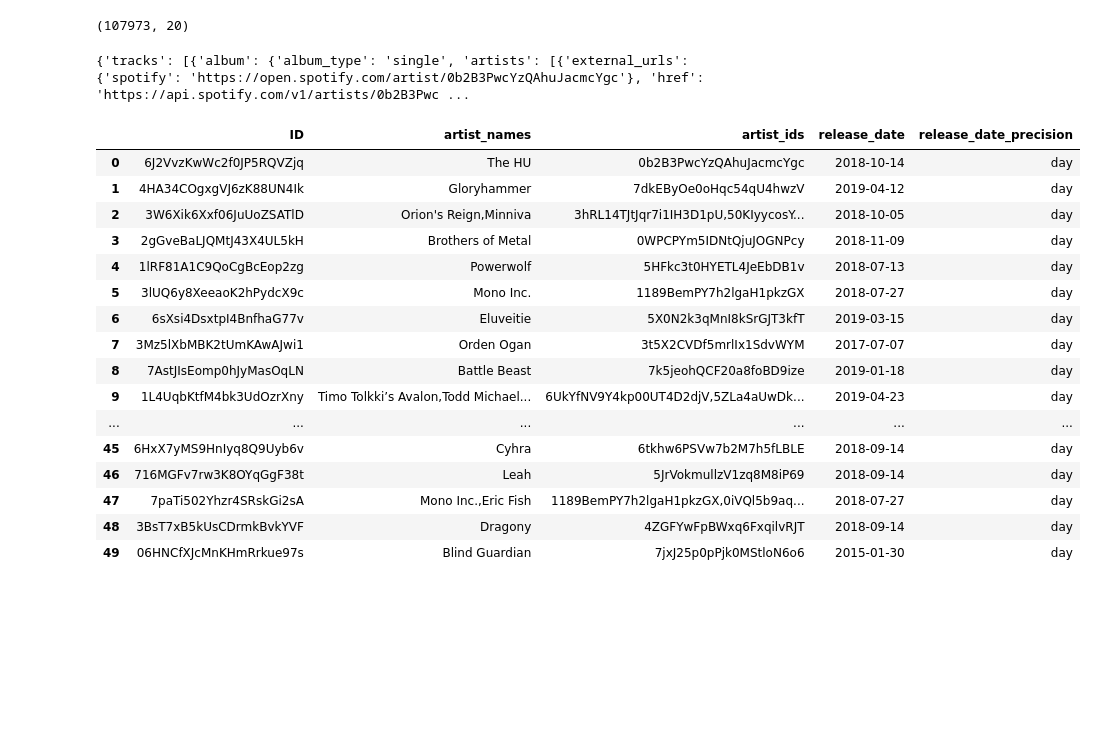
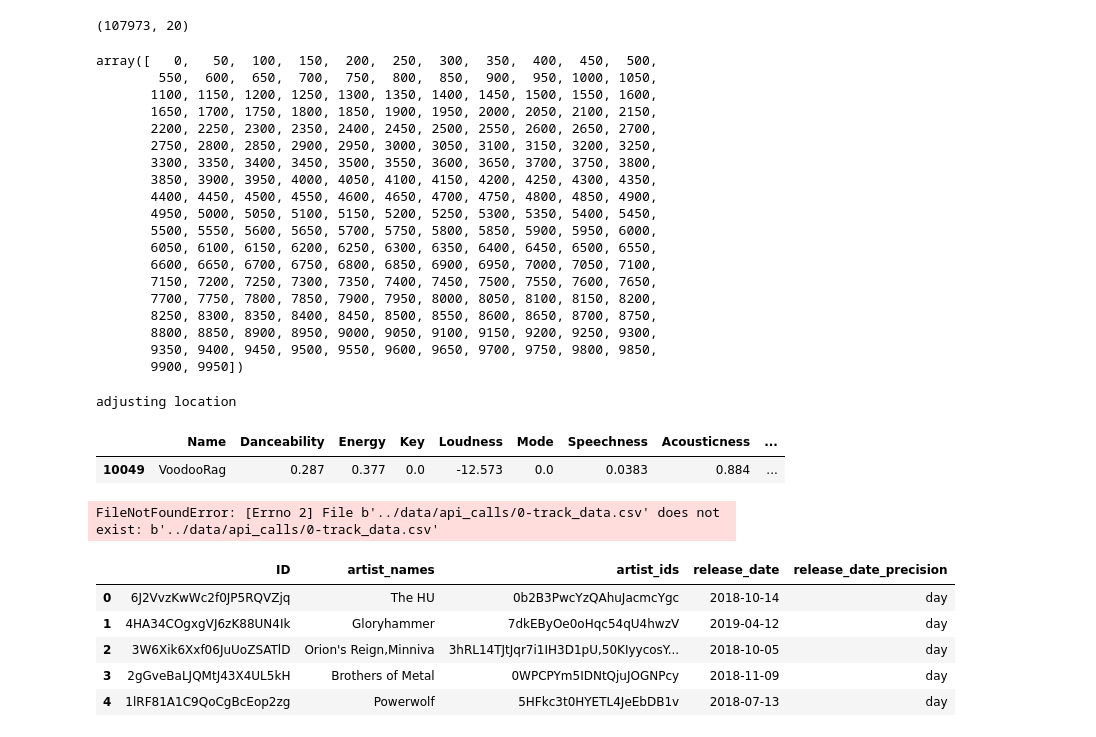
Before and after one commit to QED0711/spotify-predictive-analysis, a Jupyter notebook: exploration/qd_072619_spotipy.ipynb, the cells around one changed output. Cells and saved outputs as stored; diff of their text form; code cells hidden in the pictures; blank space fills up the shorter version.

Commit message:
began work on saving spotify api calls

```diff
--- a/exploration/qd_072619_spotipy.ipynb
+++ b/exploration/qd_072619_spotipy.ipynb
@@ -34,10 +34,8 @@ credentials = oauth2.SpotifyClientCredentials(
 token = credentials.get_access_token()
 spotify = spotipy.Spotify(auth=token)
 
-res = spotify.tracks(ids)
-print(res)
+# res = spotify.tracks(ids)
+# print(res)
-# %% [output]
-{'tracks': [{'album': {'album_type': 'single', 'artists': [{'external_urls': {'spotify': 'https://open.spotify.com/artist/0b2B3PwcYzQAhuJacmcYgc'}, 'href': 'https://api.spotify.com/v1/artists/0b2B3Pwc ...
 # %%
 class SpotifyAPIParser:
 
@@ -114,6 +142,42 @@ class SpotifyAPIParser:
             return track['album']['release_date_precision']
         except:
             return np.NaN
+# %%
+np.arange(0, 10_000, 50)
+# %% [output]
+array([   0,   50,  100,  150,  200,  250,  300,  350,  400,  450,  500,
+        550,  600,  650,  700,  750,  800,  850,  900,  950, 1000, 1050,
+       1100, 1150, 1200, 1250, 1300, 1350, 1400, 1450, 1500, 1550, 1600,
+       1650, 1700, 1750, 1800, 1850, 1900, 1950, 2000, 2050, 2100, 2150,
+       2200, 2250, 2300, 2350, 2400, 2450, 2500, 2550, 2600, 2650, 2700,
+       2750, 2800, 2850, 2900, 2950, 3000, 3050, 3100, 3150, 3200, 3250,
+       3300, 3350, 3400, 3450, 3500, 3550, 3600, 3650, 3700, 3750, 3800,
+       3850, 3900, 3950, 4000, 4050, 4100, 4150, 4200, 4250, 4300, 4350,
+       4400, 4450, 4500, 4550, 4600, 4650, 4700, 4750, 4800, 4850, 4900,
+       4950, 5000, 5050, 5100, 5150, 5200, 5250, 5300, 5350, 5400, 5450,
+       5500, 5550, 5600, 5650, 5700, 5750, 5800, 5850, 5900, 5950, 6000,
+       6050, 6100, 6150, 6200, 6250, 6300, 6350, 6400, 6450, 6500, 6550,
+       6600, 6650, 6700, 6750, 6800, 6850, 6900, 6950, 7000, 7050, 7100,
+       7150, 7200, 7250, 7300, 7350, 7400, 7450, 7500, 7550, 7600, 7650,
+       7700, 7750, 7800, 7850, 7900, 7950, 8000, 8050, 8100, 8150, 8200,
+       8250, 8300, 8350, 8400, 8450, 8500, 8550, 8600, 8650, 8700, 8750,
+       8800, 8850, 8900, 8950, 9000, 9050, 9100, 9150, 9200, 9250, 9300,
+       9350, 9400, 9450, 9500, 9550, 9600, 9650, 9700, 9750, 9800, 9850,
+       9900, 9950])
+# %%
+parser = SpotifyAPIParser("../data/api_calls/", "track_data.csv")
+parser.get_track_info(data, spotify, index_range=np.arange(0, 20_000, 50))
+# %% [output]
+adjusting location
+# %%
+data[data.ID == "5fKitjmfucWNCOZzyk8y6j"]
+# %% [output]
+|  | Name | Danceability | Energy | Key | Loudness | Mode | Speechness | Acousticness | ... |
+| 10049 | VoodooRag | 0.287 | 0.377 | 0.0 | -12.573 | 0.0 | 0.0383 | 0.884 | ... |
+# %%
+pd.read_csv('../data/api_calls/0-track_data.csv')
+# %% [output]
+FileNotFoundError: [Errno 2] File b'../data/api_calls/0-track_data.csv' does not exist: b'../data/api_calls/0-track_data.csv'
 # %%
 track = {'album': {'album_type': 'single',
   'artists': [{'external_urls': {'spotify': 'https://open.spotify.com/artist/2egqZI7Cz9JqioUoUBxM9H'},
@@ -144,42 +208,31 @@ track = {'album': {'album_type': 'single',
  'artists': [{'external_urls': {'spotify': 'https://open.spotify.com/artist/2egqZI7Cz9JqioUoUBxM9H'},
    'href': 'https://api.spotify.com/v1/artists/2egqZI7Cz9JqioUoUBxM9H',
    'id': '2egqZI7Cz9JqioUoUBxM9H',
    'name': 'Drakum',
    'type': 'artist',
    'uri': 'spotify:artist:2egqZI7Cz9JqioUoUBxM9H'}],
  'available_markets': [],
  'disc_number': 1,
  'duration_ms': 238889,
  'explicit': False,
  'external_ids': {'isrc': 'ESAAI0260838'},
  'external_urls': {'spotify': 'https://open.spotify.com/track/1xZAjz98q8zbtASUvkLCMY'},
  'href': 'https://api.spotify.com/v1/tracks/1xZAjz98q8zbtASUvkLCMY',
  'id': '1xZAjz98q8zbtASUvkLCMY',
  'is_local': False,
  'name': 'Around the Oak',
  'popularity': 0,
  'preview_url': None,
  'track_number': 1,
  'type': 'track',
  'uri': 'spotify:track:1xZAjz98q8zbtASUvkLCMY'}
 
 # print(SpotifyAPIParser.parse_track_data(track))
-SpotifyAPIParser.parse_api_response(res)
+SpotifyAPIParser.parse_api_response(res).head()
 # %% [output]
 |  | ID | artist_names | artist_ids | release_date | release_date_precision |
 | 0 | 6J2VvzKwWc2f0JP5RQVZjq | The HU | 0b2B3PwcYzQAhuJacmcYgc | 2018-10-14 | day |
 | 1 | 4HA34COgxgVJ6zK88UN4Ik | Gloryhammer | 7dkEByOe0oHqc54qU4hwzV | 2019-04-12 | day |
 | 2 | 3W6Xik6Xxf06JuUoZSATlD | Orion's Reign,Minniva | 3hRL14TJtJqr7i1IH3D1pU,50KIyycosY... | 2018-10-05 | day |
 | 3 | 2gGveBaLJQMtJ43X4UL5kH | Brothers of Metal | 0WPCPYm5IDNtQjuJOGNPcy | 2018-11-09 | day |
 | 4 | 1lRF81A1C9QoCgBcEop2zg | Powerwolf | 5HFkc3t0HYETL4JeEbDB1v | 2018-07-13 | day |
-| 5 | 3lUQ6y8XeeaoK2hPydcX9c | Mono Inc. | 1189BemPY7h2lgaH1pkzGX | 2018-07-27 | day |
-| 6 | 6sXsi4DsxtpI4BnfhaG77v | Eluveitie | 5X0N2k3qMnI8kSrGJT3kfT | 2019-03-15 | day |
-| 7 | 3Mz5lXbMBK2tUmKAwAJwi1 | Orden Ogan | 3t5X2CVDf5mrlIx1SdvWYM | 2017-07-07 | day |
-| 8 | 7AstJIsEomp0hJyMasOqLN | Battle Beast | 7k5jeohQCF20a8foBD9ize | 2019-01-18 | day |
-| 9 | 1L4UqbKtfM4bk3UdOzrXny | Timo Tolkki’s Avalon,Todd Michael... | 6UkYfNV9Y4kp00UT4D2djV,5ZLa4aUwDk... | 2019-04-23 | day |
-| ... | ... | ... | ... | ... | ... |
-| 45 | 6HxX7yMS9HnIyq8Q9Uyb6v | Cyhra | 6tkhw6PSVw7b2M7h5fLBLE | 2018-09-14 | day |
-| 46 | 716MGFv7rw3K8OYqGgF38t | Leah | 5JrVokmullzV1zq8M8iP69 | 2018-09-14 | day |
-| 47 | 7paTi502Yhzr4SRskGi2sA | Mono Inc.,Eric Fish | 1189BemPY7h2lgaH1pkzGX,0iVQl5b9aq... | 2018-07-27 | day |
-| 48 | 3BsT7xB5kUsCDrmkBvkYVF | Dragony | 4ZGFYwFpBWxq6FxqilvRJT | 2018-09-14 | day |
-| 49 | 06HNCfXJcMnKHmRrkue97s | Blind Guardian | 7jxJ25p0pPjk0MStloN6o6 | 2015-01-30 | day |
```
Also changed, not shown: parts of 2 cells of this notebook, 1 other file.
